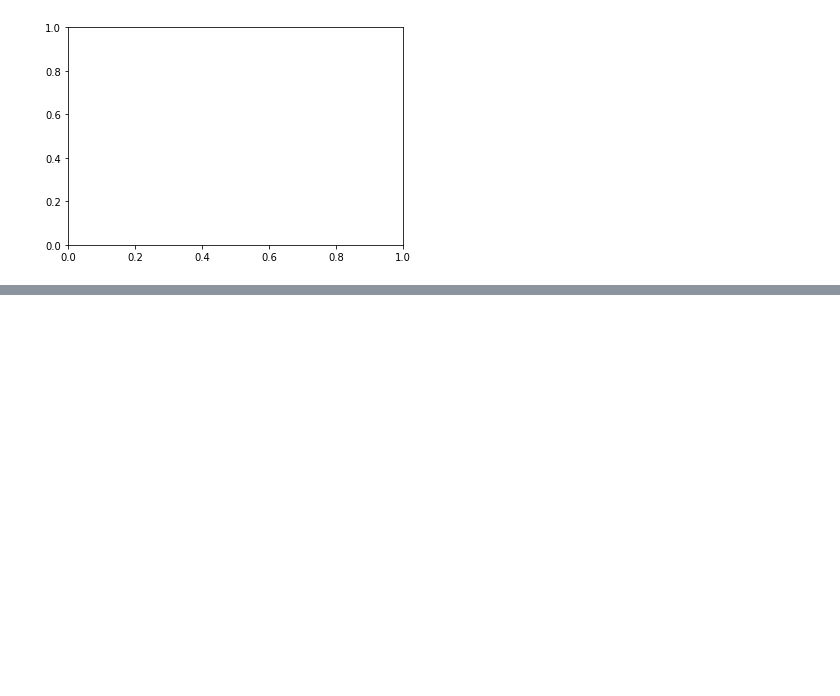
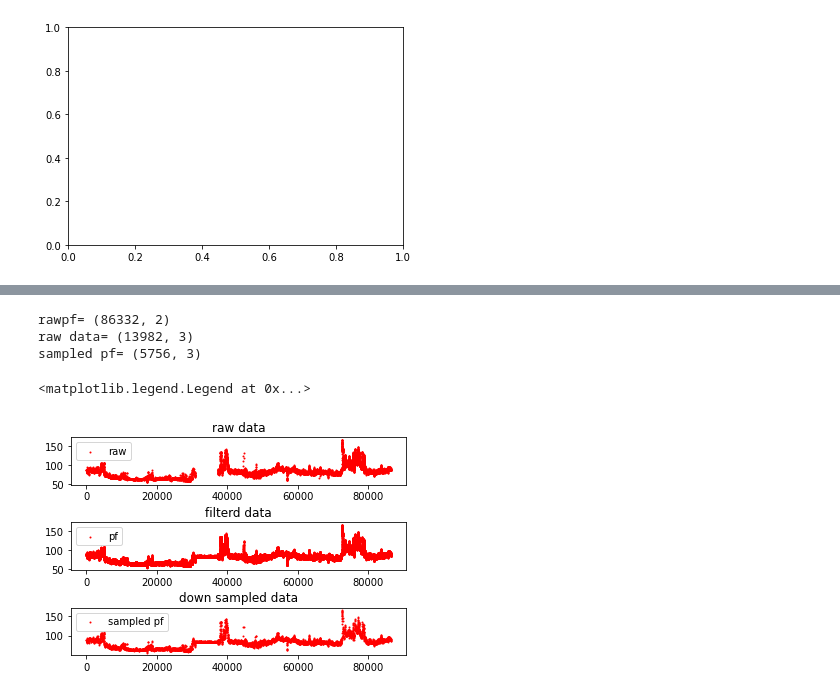
Before and after one commit to tullio/FitbitWebAPI, a Jupyter notebook: IPSJ2023原稿用.ipynb, the cells around one changed output, grey strips where cells are left out. Saved outputs shown, nothing was run; the diff lists cells and outputs as text; code cells hidden in the pictures; blank space fills up the shorter version.

```diff
--- a/IPSJ2023原稿用.ipynb
+++ b/IPSJ2023原稿用.ipynb
@@ -32,0 +39,32 @@ ax2.plot(state[:, 0], state[:, 1])
+# %%
+rawpf=np.load("heartrate-pf-2022-09-01.npy").reshape([-1 , 2])
+print("rawpf=", rawpf.shape)
+raw=np.load("heartrate-pd-2022-09-01.npy").T
+print("raw data=", raw.shape)
+pf=np.load("heartrate-sampled-pf-2022-09-01.npy").T
+print("sampled pf=", pf.shape)
+state=np.load("heartrate-sampledstate-pf-2022-09-01.npy").T
+fig = plt.figure()
+plt.subplots_adjust(wspace=0.4, hspace=0.8)
+ax0 = fig.add_subplot(3, 1, 1)
+#ax0.plot(rawpf[:, 0], rawpf[:, 1], label="pf")
+ax0.scatter(raw[:, 0], raw[:, 1], label="raw", color="red", linewidths=1, s=1)
+ax0.set_title("raw data")
+#ax0.plot(pf[:, 0], pf[:, 1], label="sampled pf")
+ax0.legend()
+ax1 = fig.add_subplot(3, 1, 2)
+ax1.scatter(rawpf[:, 0], rawpf[:, 1], label="pf", color="red", s=1)
+ax1.set_title("filterd data")
+#ax1.plot(pf[:, 0], pf[:, 2])
+ax1.legend()
+
+ax2 = fig.add_subplot(3, 1, 3)
+ax2.scatter(pf[:, 0], pf[:, 1], label="sampled pf", color="red", s=1)
+ax2.set_title("down sampled data")
+ax2.legend()
+# %% [output]
+rawpf= (86332, 2)
+raw data= (13982, 3)
+sampled pf= (5756, 3)
+<matplotlib.legend.Legend at 0x...>
+[figure, added]
```
Also changed, not shown: parts of 7 cells of this notebook, 18 other files.
